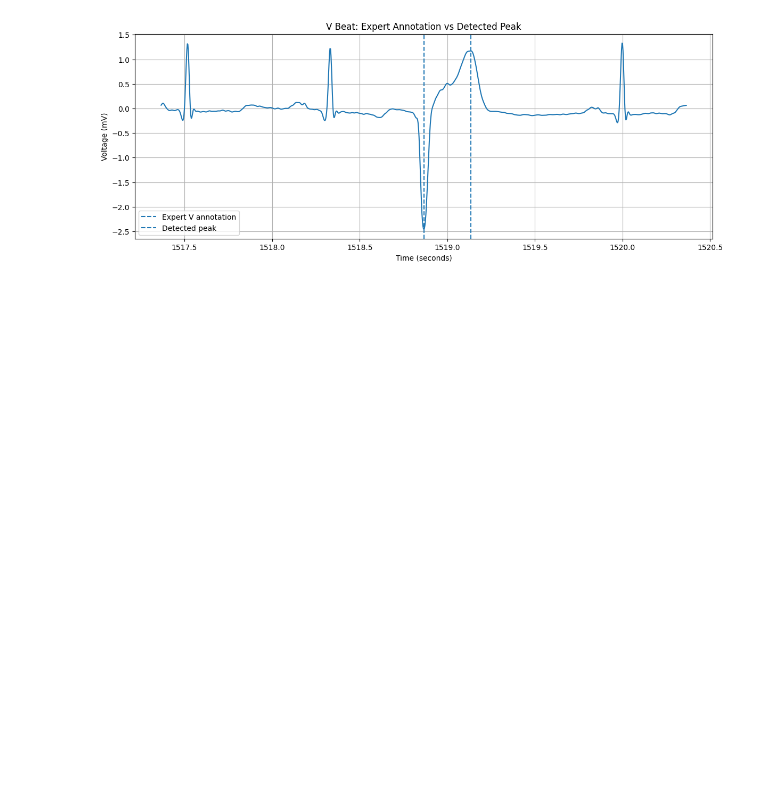
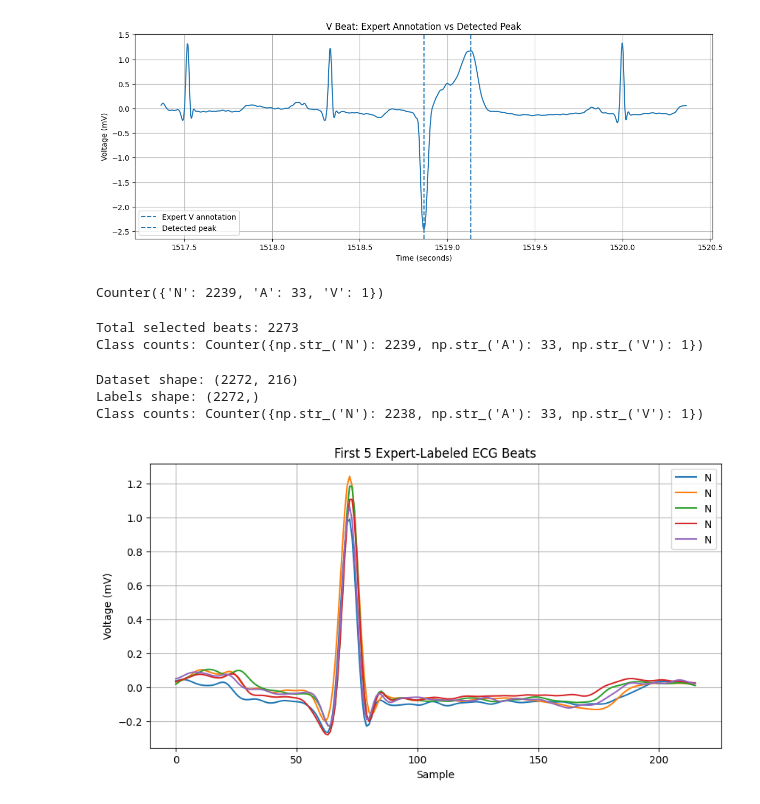
Before and after one commit to Chandana-dharshanam/ecg-detection, a Jupyter notebook: ecg-detection.ipynb, the cells around one changed output. Cells and saved outputs as stored; diff of their text form; code cells hidden in the pictures; blank space fills up the shorter version.

```diff
--- a/ecg-detection.ipynb
+++ b/ecg-detection.ipynb
@@ -791,3 +791,82 @@ plt.grid(True)
 plt.show()
 # %% [output]
 [figure]
+# %%
+from collections import Counter
+
+selected_labels = [
+    symbol for symbol in annotation.symbol
+    if symbol in ['N', 'A', 'V']
+]
+
+print(Counter(selected_labels))
+# %% [output]
+Counter({'N': 2239, 'A': 33, 'V': 1})
+# %%
+# Select the beat classes we want
+selected_classes = ['N', 'A', 'V']
+
+selected_samples = []
+selected_labels = []
+
+for sample, symbol in zip(annotation.sample, annotation.symbol):
+    if symbol in selected_classes:
+        selected_samples.append(sample)
+        selected_labels.append(symbol)
+
+selected_samples = np.array(selected_samples)
+selected_labels = np.array(selected_labels)
+
+print("Total selected beats:", len(selected_samples))
+print("Class counts:", Counter(selected_labels))
+# %% [output]
+Total selected beats: 2273
+Class counts: Counter({np.str_('N'): 2239, np.str_('A'): 33, np.str_('V'): 1})
+# %%
+before = int(0.2 * fs)
+after = int(0.4 * fs)
+
+expert_beats = []
+expert_labels = []
+
+for sample, label in zip(selected_samples, selected_labels):
+
+    start = sample - before
+    end = sample + after
+
+    # Skip annotations too close to the beginning/end
+    if start < 0 or end > len(ecg_filtered):
+        continue
+
+    beat = ecg_filtered[start:end]
+
+    # Make sure every beat has exactly 216 samples
+    if len(beat) == before + after:
+        expert_beats.append(beat)
+        expert_labels.append(label)
+
+expert_beats = np.array(expert_beats)
+expert_labels = np.array(expert_labels)
+
+print("Dataset shape:", expert_beats.shape)
+print("Labels shape:", expert_labels.shape)
+print("Class counts:", Counter(expert_labels))
+# %% [output]
+Dataset shape: (2272, 216)
+Labels shape: (2272,)
+Class counts: Counter({np.str_('N'): 2238, np.str_('A'): 33, np.str_('V'): 1})
+# %%
+plt.figure(figsize=(10, 5))
+
+for i in range(5):
+    plt.plot(expert_beats[i], label=expert_labels[i])
+
+plt.title("First 5 Expert-Labeled ECG Beats")
+plt.xlabel("Sample")
+plt.ylabel("Voltage (mV)")
+plt.legend()
+plt.grid(True)
+
+plt.show()
+# %% [output]
+[figure, added]
```
Also changed, not shown: parts of 7 cells of this notebook.
